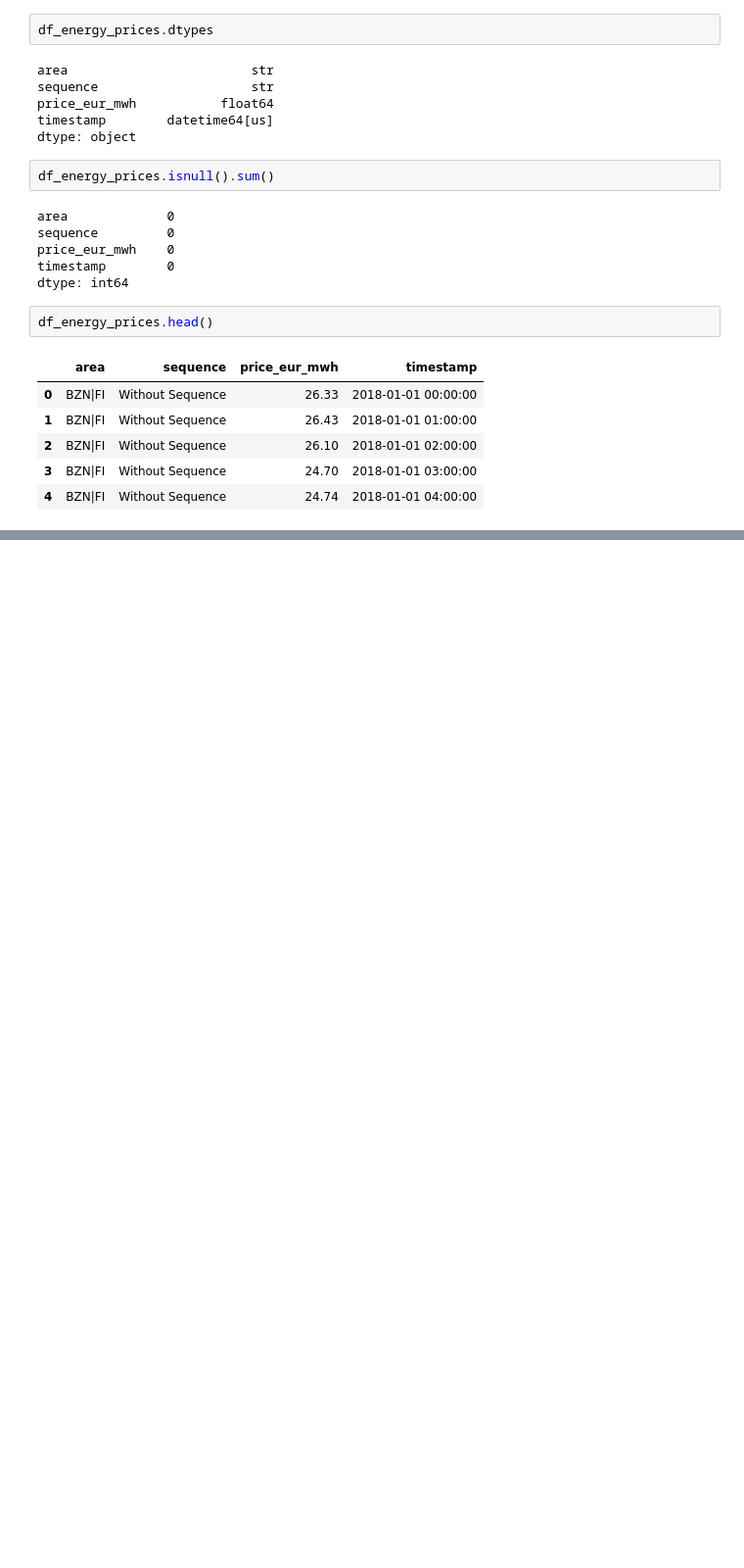
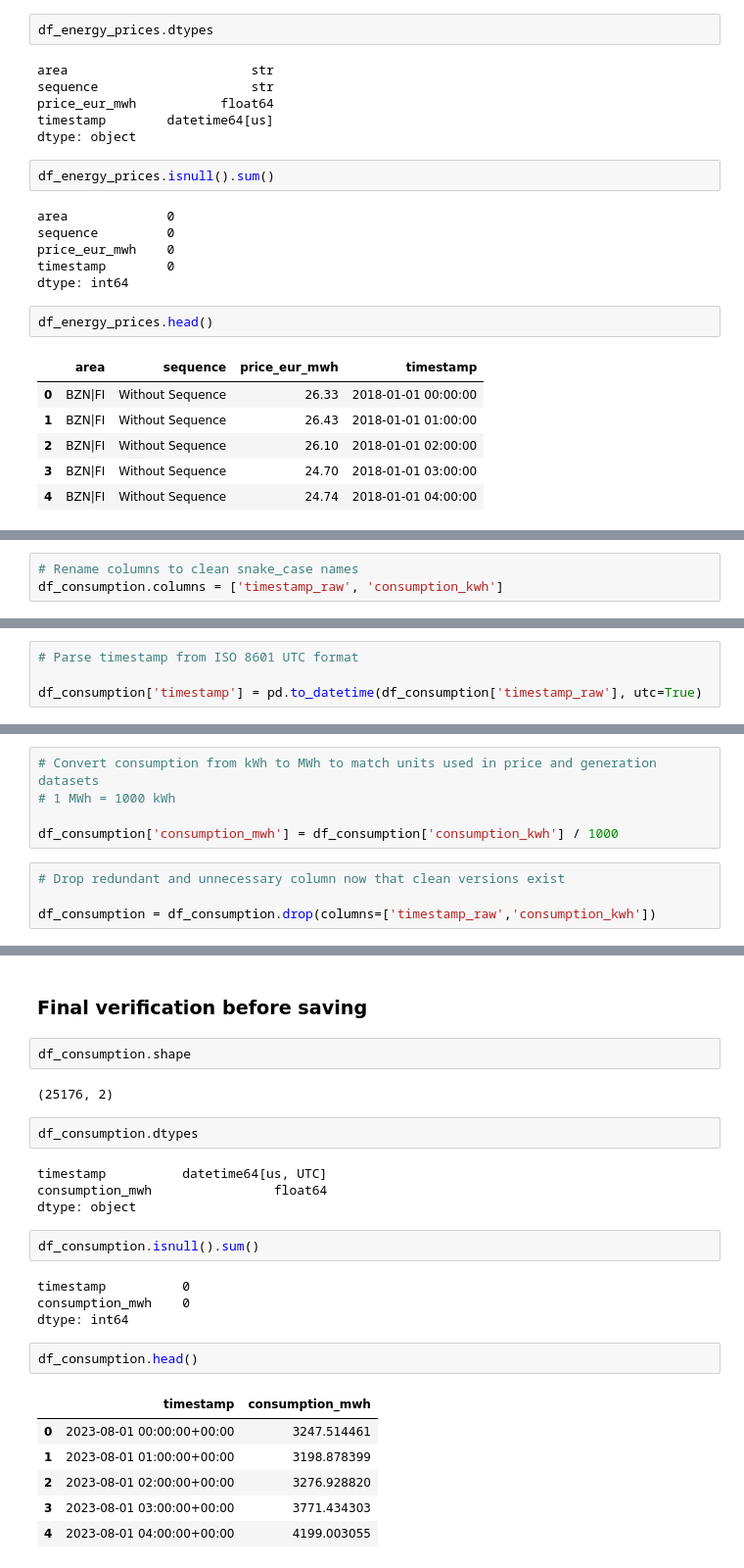
Before and after one commit to shreyakhetani/Finland-Electricity-Price-Analysis, a Jupyter notebook: notebooks/01_data_cleaning.ipynb, the cells around one changed output, grey strips where cells are left out. Shown at 98% size. Cells and saved outputs as stored; diff of their text form; blank space fills up the shorter version.

```diff
--- a/notebooks/01_data_cleaning.ipynb
+++ b/notebooks/01_data_cleaning.ipynb
@@ -304,0 +331,3 @@ Saved successfully, total rows: 112628
+# %%
+# Rename columns to clean snake_case names
+df_consumption.columns = ['timestamp_raw', 'consumption_kwh']
@@ -304,0 +350,4 @@ Saved successfully, total rows: 112628
+# %%
+# Parse timestamp from ISO 8601 UTC format
+
+df_consumption['timestamp'] = pd.to_datetime(df_consumption['timestamp_raw'], utc=True)
@@ -304,0 +358,9 @@ Saved successfully, total rows: 112628
+# %%
+# Convert consumption from kWh to MWh to match units used in price and generation datasets
+# 1 MWh = 1000 kWh
+
+df_consumption['consumption_mwh'] = df_consumption['consumption_kwh'] / 1000
+# %%
+# Drop redundant and unnecessary column now that clean versions exist
+
+df_consumption = df_consumption.drop(columns=['timestamp_raw','consumption_kwh'])
@@ -304,0 +384,27 @@ Saved successfully, total rows: 112628
+# %% [markdown]
+### Final verification before saving
+# %%
+df_consumption.shape
+# %% [output]
+(25176, 2)
+# %%
+df_consumption.dtypes
+# %% [output]
+timestamp          datetime64[us, UTC]
+consumption_mwh                float64
+dtype: object
+# %%
+df_consumption.isnull().sum()
+# %% [output]
+timestamp          0
+consumption_mwh    0
+dtype: int64
+# %%
+df_consumption.head()
+# %% [output]
+|  | timestamp | consumption_mwh |
+| 0 | 2023-08-01 00:00:00+00:00 | 3247.514461 |
+| 1 | 2023-08-01 01:00:00+00:00 | 3198.878399 |
+| 2 | 2023-08-01 02:00:00+00:00 | 3276.928820 |
+| 3 | 2023-08-01 03:00:00+00:00 | 3771.434303 |
+| 4 | 2023-08-01 04:00:00+00:00 | 4199.003055 |
```
Also changed, not shown: parts of 17 cells of this notebook, 1 other file.
